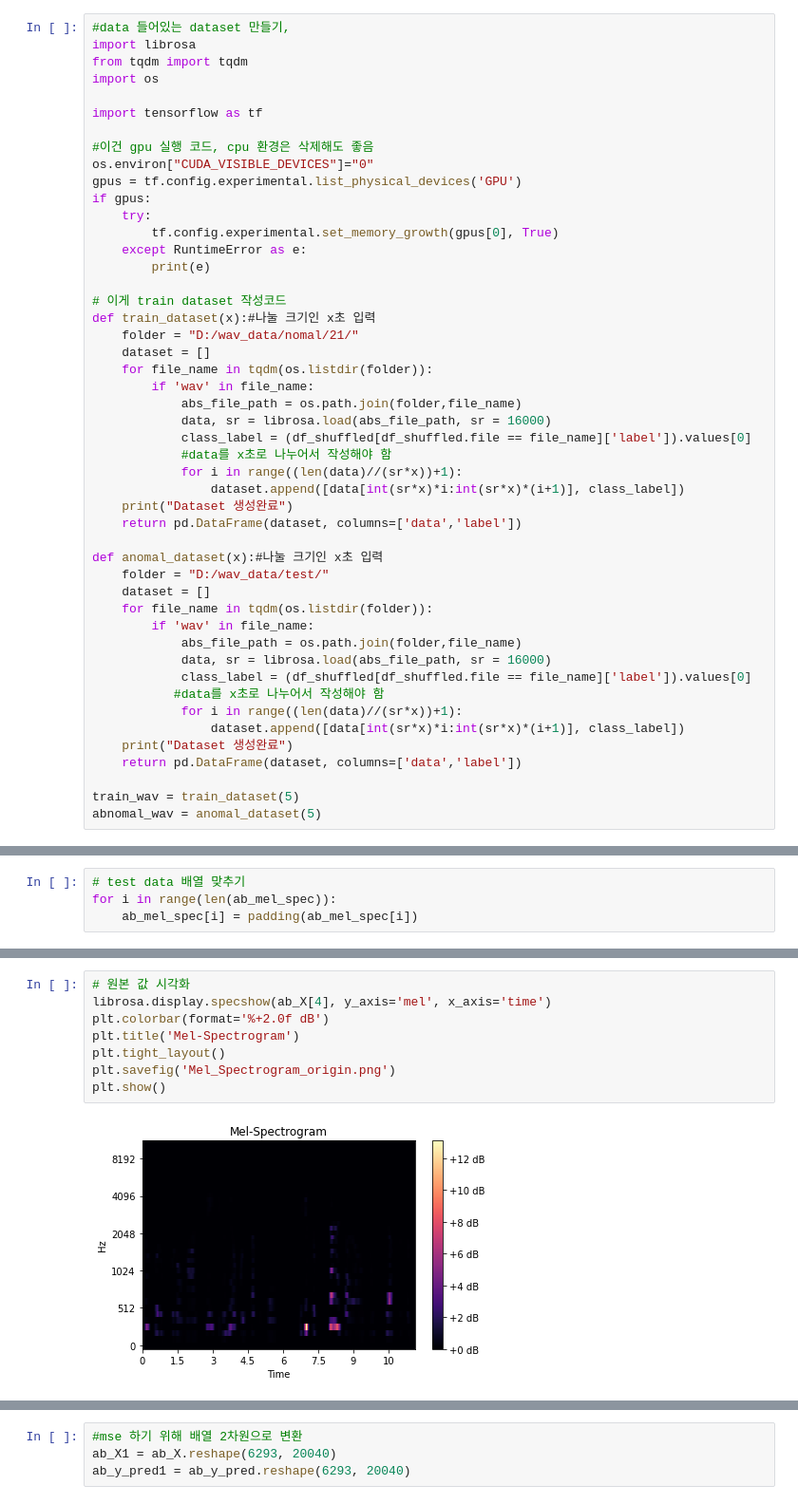
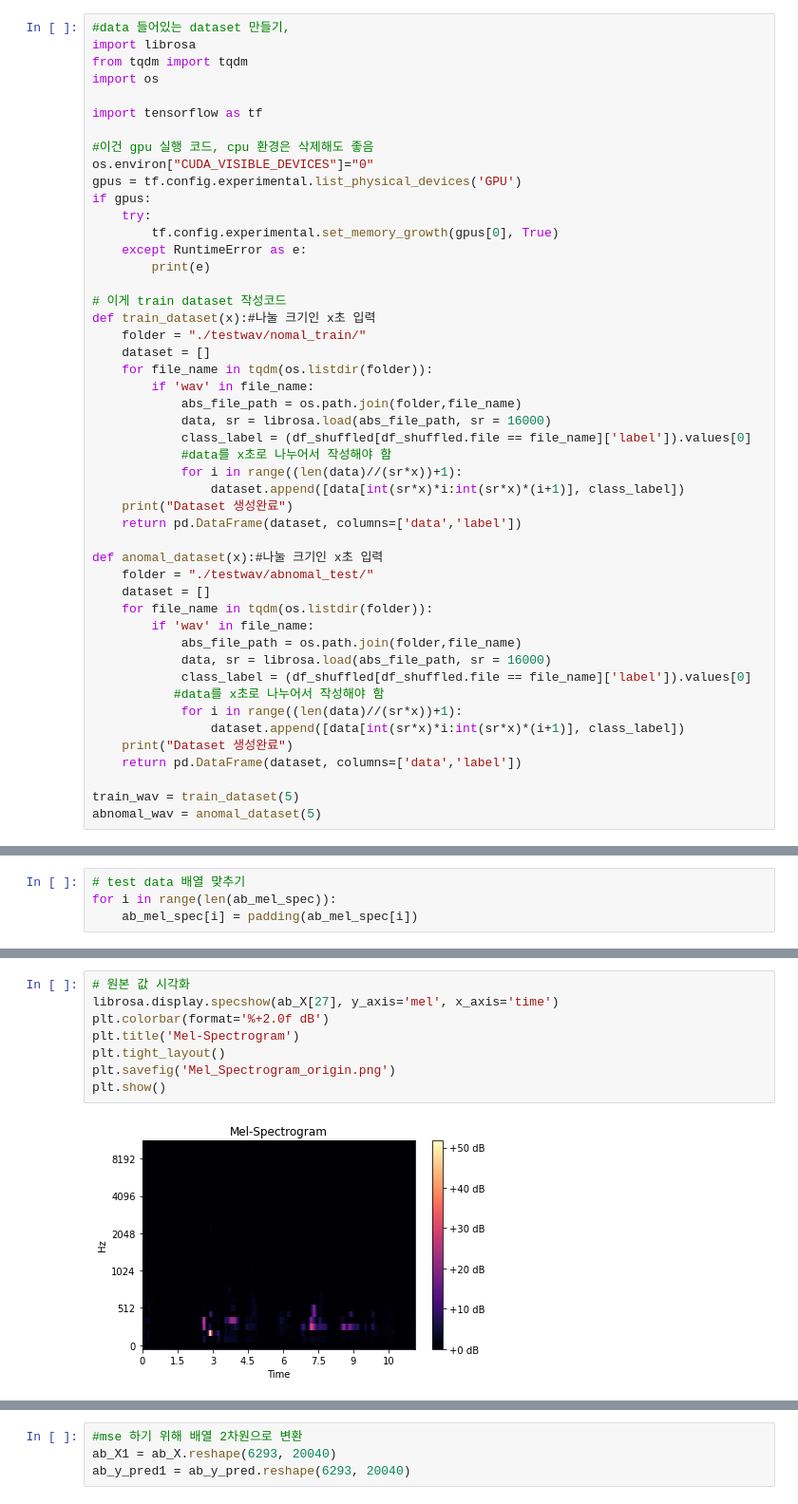
Before and after one commit to evali16/WatchMan_ipynb_ver, a Jupyter notebook: CSV로 라벨링 데이터 Mel-Spectrogram.ipynb, the cells around one changed output, grey strips where cells are left out. Shown at 95% size. Drawn from its saved outputs; the diff is of its cells as text.

```diff
--- a/CSV로 라벨링 데이터 Mel-Spectrogram.ipynb
+++ b/CSV로 라벨링 데이터 Mel-Spectrogram.ipynb
@@ -78,7 +78,7 @@ if gpus:
 
 # 이게 train dataset 작성코드
 def train_dataset(x):#나눌 크기인 x초 입력
-    folder = "D:/wav_data/nomal/21/"
+    folder = "./testwav/nomal_train/"
     dataset = []
     for file_name in tqdm(os.listdir(folder)):
         if 'wav' in file_name:
@@ -92,7 +92,7 @@ def train_dataset(x):#나눌 크기인 x초 입력
     return pd.DataFrame(dataset, columns=['data','label'])
 
 def anomal_dataset(x):#나눌 크기인 x초 입력
-    folder = "D:/wav_data/test/"
+    folder = "./testwav/abnomal_test/"
     dataset = []
     for file_name in tqdm(os.listdir(folder)):
         if 'wav' in file_name:
@@ -382,13 +372,13 @@ plt.show()
 # %%
 # 원본 값 시각화
-librosa.display.specshow(ab_X[4], y_axis='mel', x_axis='time')
+librosa.display.specshow(ab_X[27], y_axis='mel', x_axis='time')
 plt.colorbar(format='%+2.0f dB')
 plt.title('Mel-Spectrogram')
 plt.tight_layout()
 plt.savefig('Mel_Spectrogram_origin.png')
 plt.show()
 # %% [output]
-[figure, old version]
+[figure, new version]
 # %%
 # test 원본 확인
 ab_X
```
Also changed, not shown: parts of 29 cells of this notebook.
